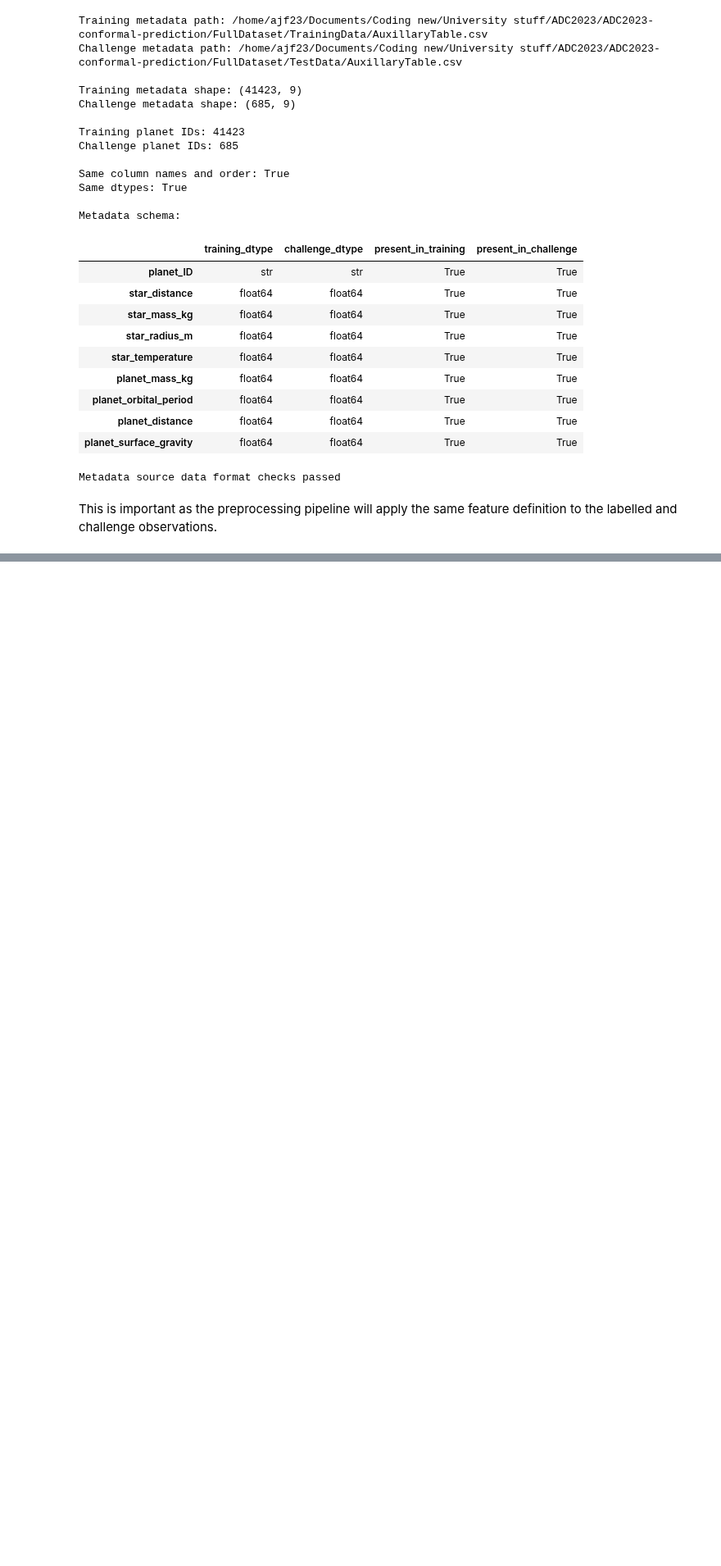
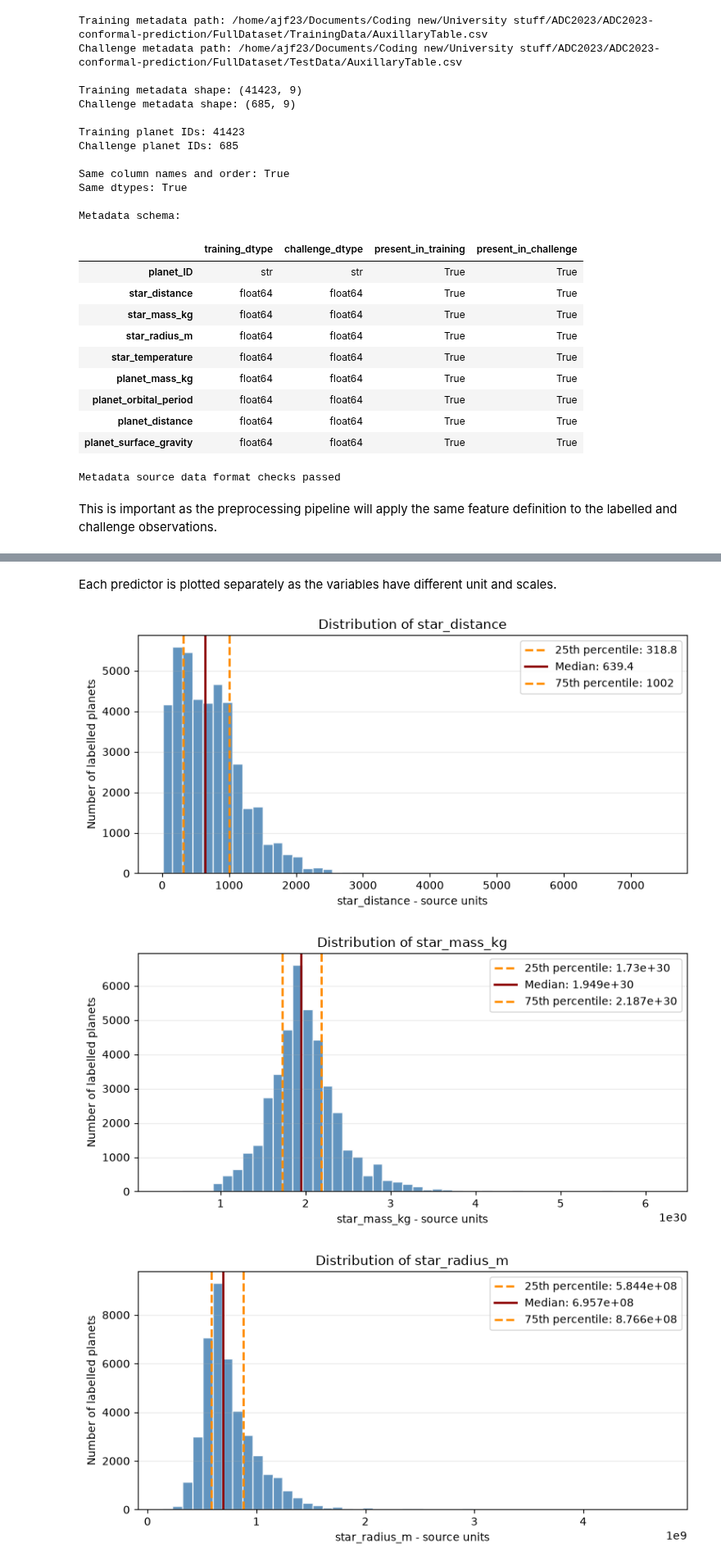
Before and after one commit to ajf12327/ADC2023-conformal-prediction, a Jupyter notebook: notebooks/02_EDA.ipynb, the cells around one changed output, grey strips where cells are left out. Shown at 82% size. Saved outputs shown, nothing was run; the diff lists cells and outputs as text; code cells hidden in the pictures; blank space fills up the shorter version.

```diff
--- a/notebooks/02_EDA.ipynb
+++ b/notebooks/02_EDA.ipynb
@@ -694,0 +809,52 @@ This is important as the preprocessing pipeline will apply the same feature defi
+# %% [markdown]
+Each predictor is plotted separately as the variables have different unit and scales.
+# %%
+METADATA_HISTOGRAM_BINS = 50
+
+for feature_name in METADATA_FEATURES:
+    feature_values = metadata_only[feature_name]
+
+    q25 = feature_values.quantile(0.25)
+    median = feature_values.quantile(0.50)
+    q75 = feature_values.quantile(0.75)
+
+    fig, ax = plt.subplots(figsize=(8, 4))
+
+    ax.hist(feature_values,
+             bins=METADATA_HISTOGRAM_BINS,
+             color="steelblue",
+             edgecolor="white",
+             alpha=0.85)
+
+    ax.axvline(q25,
+            color="darkorange",
+            linestyle="--",
+            linewidth=2,
+            label=f"25th percentile: {q25:.4g}")
+
+
+    ax.axvline(median,
+            color="darkred",
+            linestyle="-",
+            linewidth=2,
+            label=f"Median: {median:.4g}")
+
+    ax.axvline(q75,
+            color="darkorange",
+            linestyle="--",
+            linewidth=2,
+            label=f"75th percentile: {q75:.4g}")
+
+    ax.set_title(f"Distribution of {feature_name}")
+    ax.set_xlabel(f"{feature_name} - source units")
+    ax.set_ylabel("Number of labelled planets")
+    ax.legend()
+    ax.grid(axis="y", alpha=0.25)
+
+    fig.tight_layout()
+    plt.show()
+    plt.close(fig)
+# %% [output]
+[figure, added]
+[figure, added]
+[figure, added]
```
Also changed, not shown: parts of 9 cells of this notebook.
